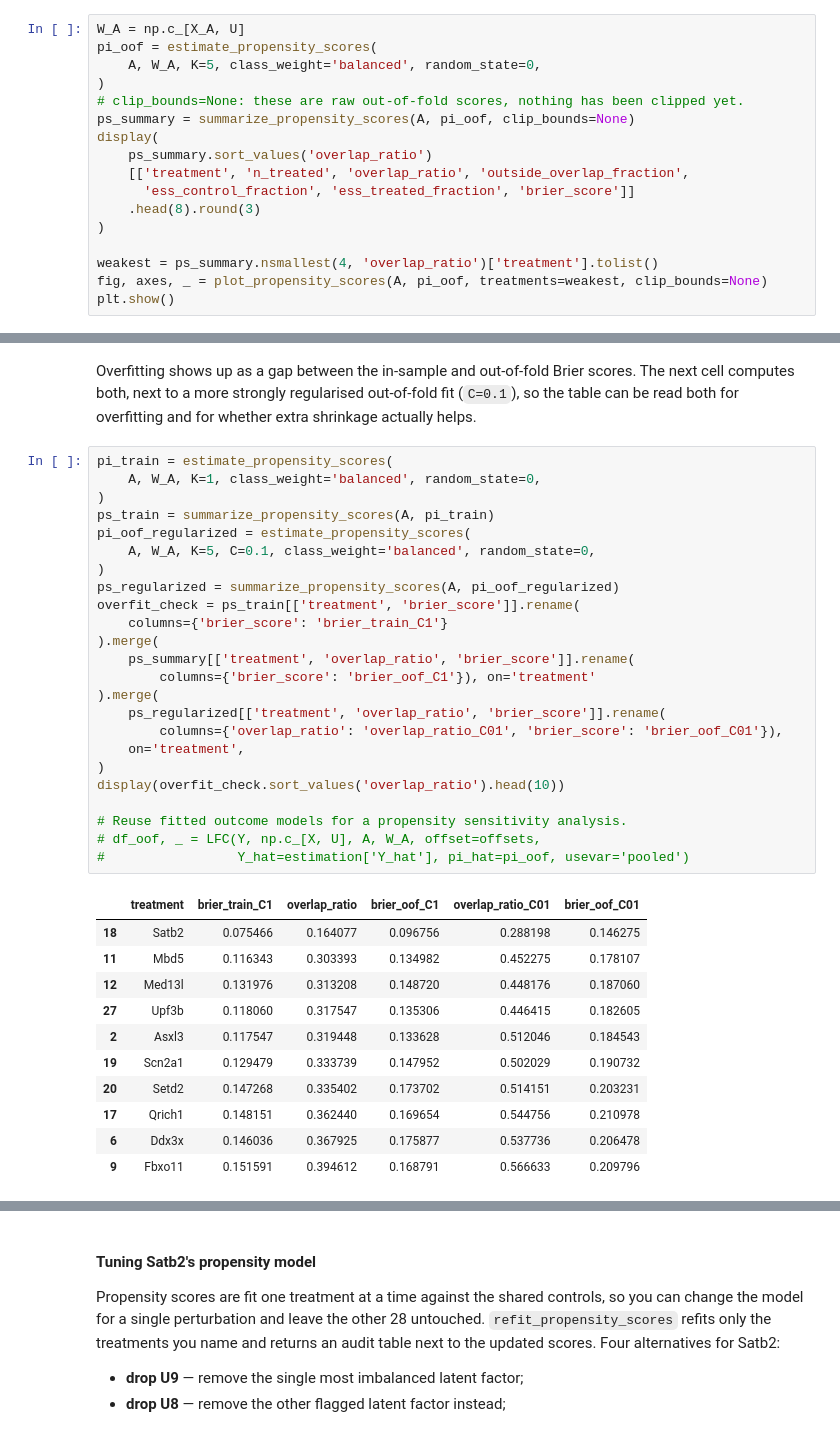
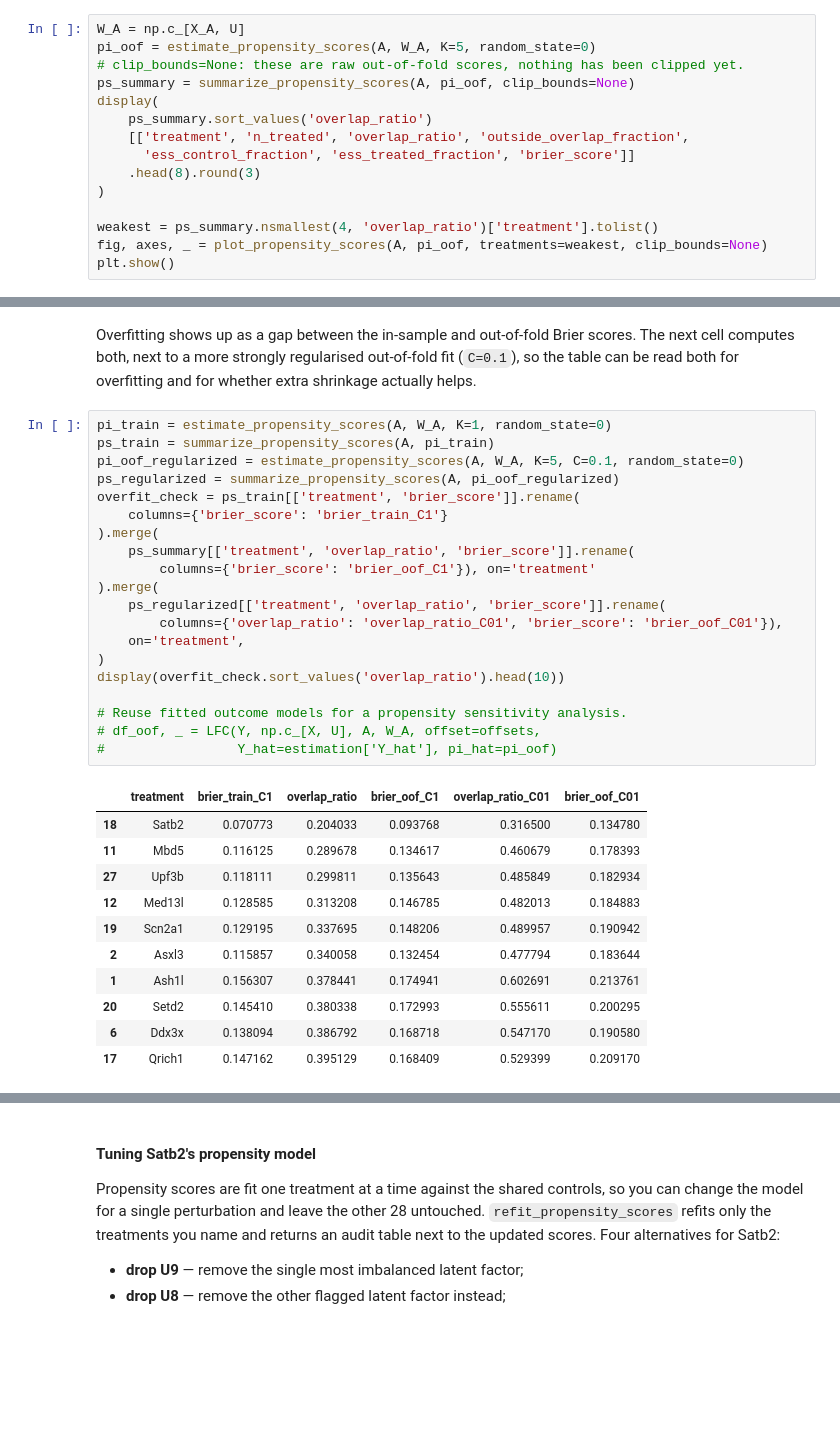
Before and after one commit to JinHongDu-Lab/causarray, a Jupyter notebook: docs/source/tutorial/perturbseq/perturbseq-py.ipynb, the cells around one changed output, grey strips where cells are left out. Cells and saved outputs as stored; diff of their text form; blank space fills up the shorter version.

```diff
--- a/docs/source/tutorial/perturbseq/perturbseq-py.ipynb
+++ b/docs/source/tutorial/perturbseq/perturbseq-py.ipynb
@@ -257,8 +255,6 @@ The balanced weighting makes the two groups comparable for estimation, so these
 # %%
 W_A = np.c_[X_A, U]
-pi_oof = estimate_propensity_scores(
-    A, W_A, K=5, class_weight='balanced', random_state=0,
-)
+pi_oof = estimate_propensity_scores(A, W_A, K=5, random_state=0)
 # clip_bounds=None: these are raw out-of-fold scores, nothing has been clipped yet.
 ps_summary = summarize_propensity_scores(A, pi_oof, clip_bounds=None)
 display(
@@ -285,41 +281,37 @@ plt.show()
 # %% [markdown]
 Overfitting shows up as a gap between the in-sample and out-of-fold Brier scores. The next cell computes both, next to a more strongly regularised out-of-fold fit (`C=0.1`), so the table can be read both for overfitting and for whether extra shrinkage actually helps.
 # %%
-pi_train = estimate_propensity_scores(
-    A, W_A, K=1, class_weight='balanced', random_state=0,
-)
+pi_train = estimate_propensity_scores(A, W_A, K=1, random_state=0)
 ps_train = summarize_propensity_scores(A, pi_train)
-pi_oof_regularized = estimate_propensity_scores(
-    A, W_A, K=5, C=0.1, class_weight='balanced', random_state=0,
-)
+pi_oof_regularized = estimate_propensity_scores(A, W_A, K=5, C=0.1, random_state=0)
 ps_regularized = summarize_propensity_scores(A, pi_oof_regularized)
 overfit_check = ps_train[['treatment', 'brier_score']].rename(
     columns={'brier_score': 'brier_train_C1'}
 ).merge(
     ps_summary[['treatment', 'overlap_ratio', 'brier_score']].rename(
         columns={'brier_score': 'brier_oof_C1'}), on='treatment'
 ).merge(
     ps_regularized[['treatment', 'overlap_ratio', 'brier_score']].rename(
         columns={'overlap_ratio': 'overlap_ratio_C01', 'brier_score': 'brier_oof_C01'}),
     on='treatment',
 )
 display(overfit_check.sort_values('overlap_ratio').head(10))
 
 # Reuse fitted outcome models for a propensity sensitivity analysis.
 # df_oof, _ = LFC(Y, np.c_[X, U], A, W_A, offset=offsets,
-#                 Y_hat=estimation['Y_hat'], pi_hat=pi_oof, usevar='pooled')
+#                 Y_hat=estimation['Y_hat'], pi_hat=pi_oof)
 # %% [output]
 |  | treatment | brier_train_C1 | overlap_ratio | brier_oof_C1 | overlap_ratio_C01 | brier_oof_C01 |
-| 18 | Satb2 | 0.075466 | 0.164077 | 0.096756 | 0.288198 | 0.146275 |
-| 11 | Mbd5 | 0.116343 | 0.303393 | 0.134982 | 0.452275 | 0.178107 |
-| 12 | Med13l | 0.131976 | 0.313208 | 0.148720 | 0.448176 | 0.187060 |
-| 27 | Upf3b | 0.118060 | 0.317547 | 0.135306 | 0.446415 | 0.182605 |
-| 2 | Asxl3 | 0.117547 | 0.319448 | 0.133628 | 0.512046 | 0.184543 |
-| 19 | Scn2a1 | 0.129479 | 0.333739 | 0.147952 | 0.502029 | 0.190732 |
-| 20 | Setd2 | 0.147268 | 0.335402 | 0.173702 | 0.514151 | 0.203231 |
-| 17 | Qrich1 | 0.148151 | 0.362440 | 0.169654 | 0.544756 | 0.210978 |
-| 6 | Ddx3x | 0.146036 | 0.367925 | 0.175877 | 0.537736 | 0.206478 |
-| 9 | Fbxo11 | 0.151591 | 0.394612 | 0.168791 | 0.566633 | 0.209796 |
+| 18 | Satb2 | 0.070773 | 0.204033 | 0.093768 | 0.316500 | 0.134780 |
+| 11 | Mbd5 | 0.116125 | 0.289678 | 0.134617 | 0.460679 | 0.178393 |
+| 27 | Upf3b | 0.118111 | 0.299811 | 0.135643 | 0.485849 | 0.182934 |
+| 12 | Med13l | 0.128585 | 0.313208 | 0.146785 | 0.482013 | 0.184883 |
+| 19 | Scn2a1 | 0.129195 | 0.337695 | 0.148206 | 0.489957 | 0.190942 |
+| 2 | Asxl3 | 0.115857 | 0.340058 | 0.132454 | 0.477794 | 0.183644 |
+| 1 | Ash1l | 0.156307 | 0.378441 | 0.174941 | 0.602691 | 0.213761 |
+| 20 | Setd2 | 0.145410 | 0.380338 | 0.172993 | 0.555611 | 0.200295 |
+| 6 | Ddx3x | 0.138094 | 0.386792 | 0.168718 | 0.547170 | 0.190580 |
+| 17 | Qrich1 | 0.147162 | 0.395129 | 0.168409 | 0.529399 | 0.209170 |
 # %% [markdown]
 **Reading the tables.** A large jump from the in-sample to the out-of-fold Brier score flags overfitting; stronger regularisation (a smaller `C`) is worth adopting only when it lowers the *out-of-fold* Brier, not merely when it makes the histograms overlap more.
 
```
Also changed, not shown: parts of 11 cells of this notebook, 25 other files.
